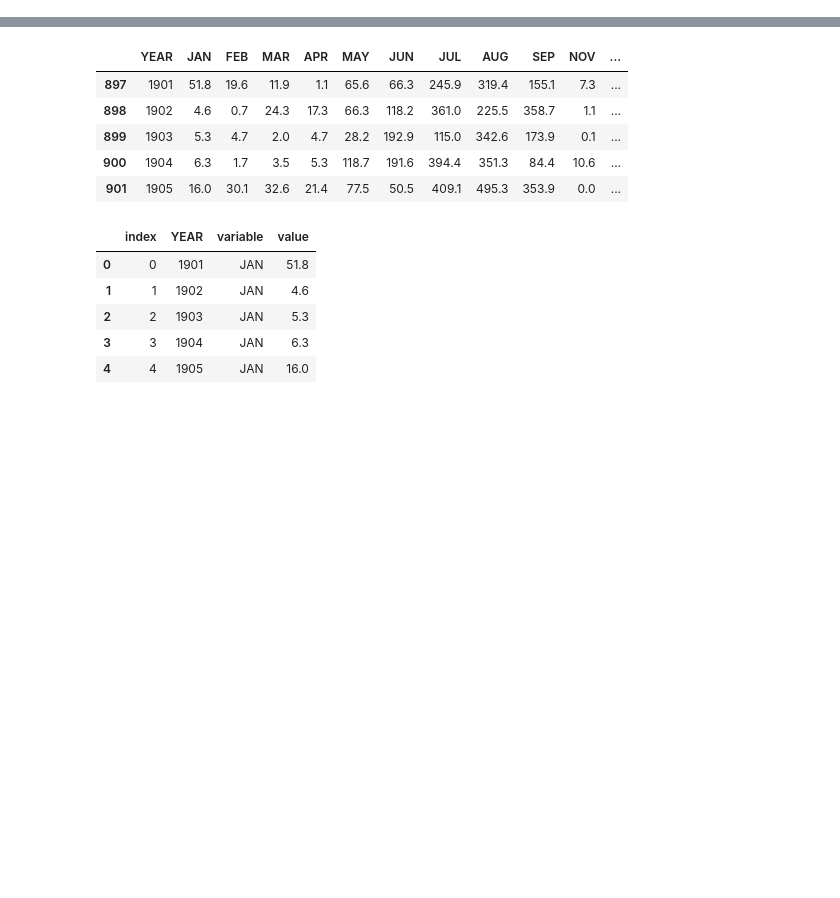
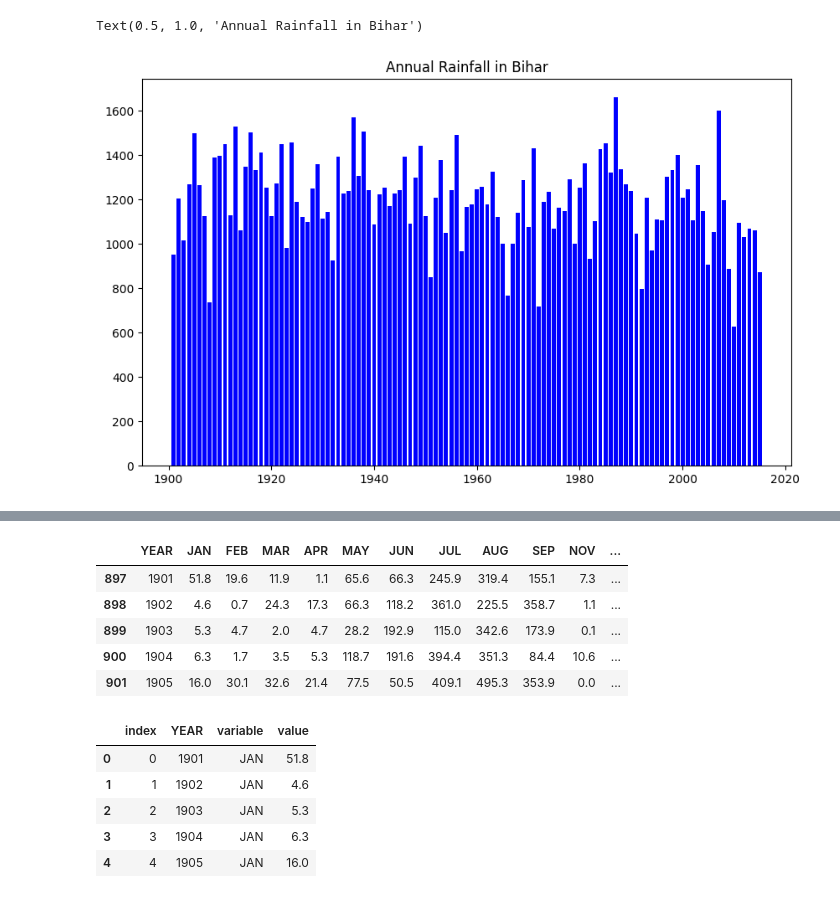
Before and after one commit to ashwinudhayakannan/Rainfall-Analysis, a Jupyter notebook: Rainfall_Analysis.ipynb, the cells around one changed output, grey strips where cells are left out. Saved outputs shown, nothing was run; the diff lists cells and outputs as text; code cells hidden in the pictures; blank space fills up the shorter version.

```diff
--- a/Rainfall_Analysis.ipynb
+++ b/Rainfall_Analysis.ipynb
@@ -48,0 +81,4 @@ dtype: object
+# %%
+groups1 = dataset.groupby('SUBDIVISION')['YEAR','JAN','FEB','MAR','APR','MAY','JUN','JUL','AUG','SEP','NOV','DEC','Jan-Feb','Mar-May','Jun-Sep','Oct-Dec','ANNUAL']
+data1=groups1.get_group(('BIHAR'))
+data1.head()
@@ -48,0 +92,8 @@ dtype: object
+# %%
+x = data1['YEAR']
+y = data1['ANNUAL']
+plt.bar(x,y,color='blue')
+plt.title("Annual Rainfall in Bihar")
+# %% [output]
+Text(0.5, 1.0, 'Annual Rainfall in Bihar')
+[figure, added]
```
Also changed, not shown: parts of 19 cells of this notebook.
